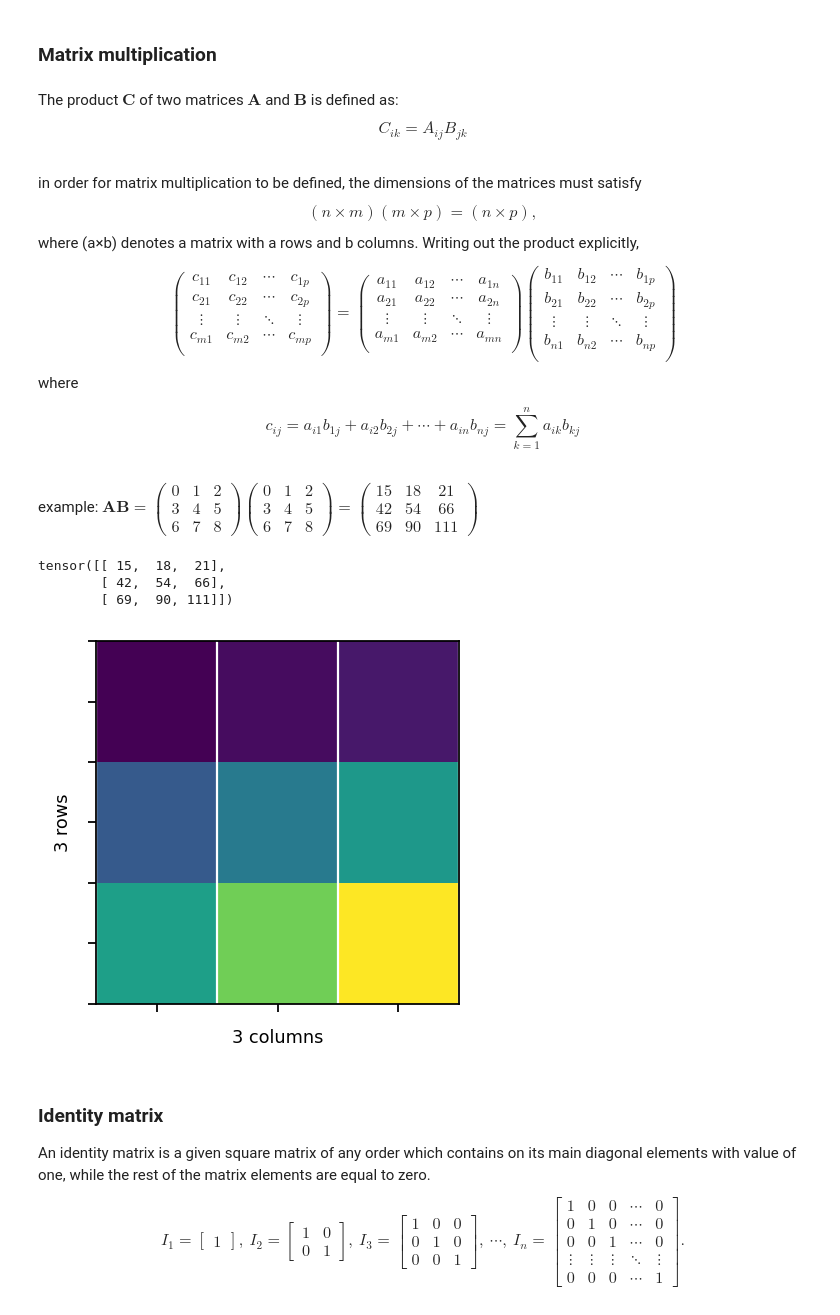
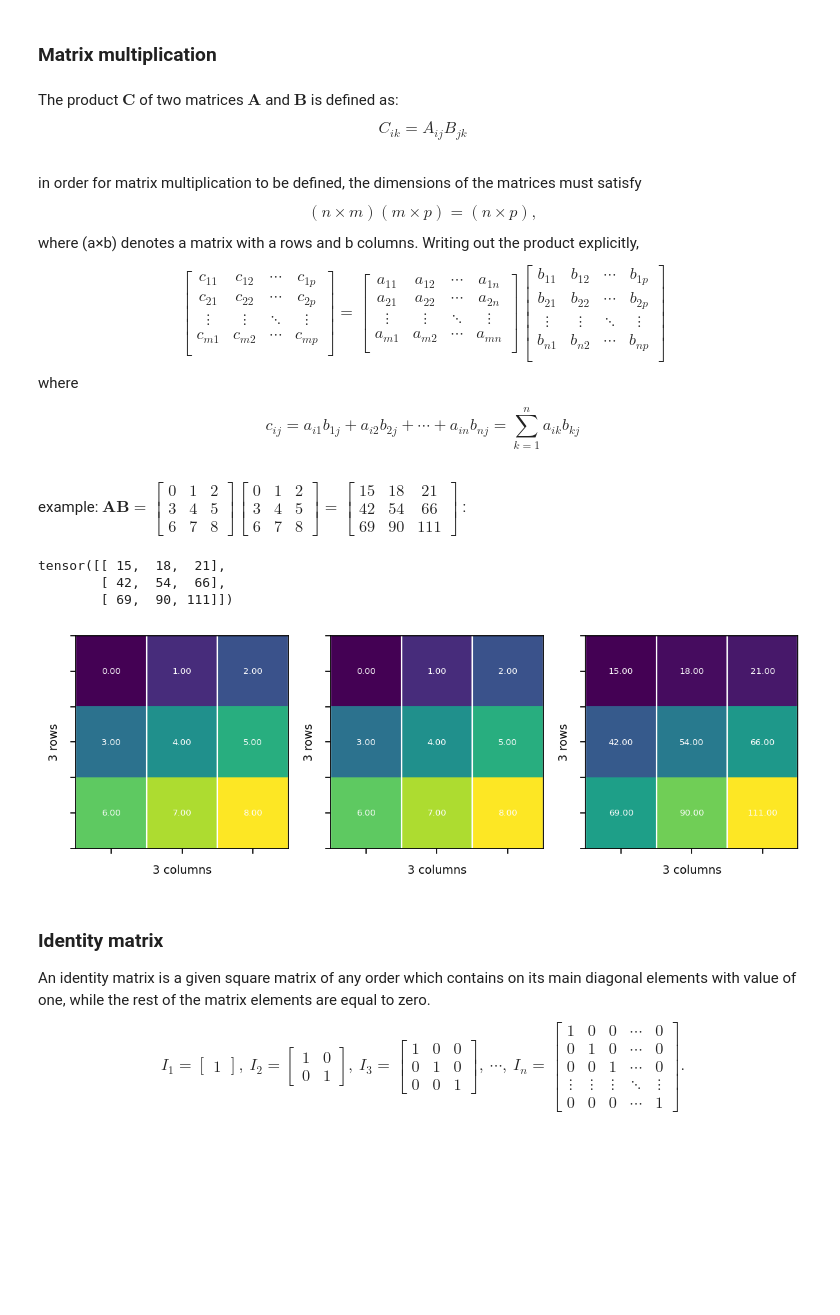
Before and after one commit to FlowModelingControl/flowtorch, a Jupyter notebook: docs/source/notebooks/linear_algebra_basics.ipynb, the cells around one changed output. Saved outputs shown, nothing was run; the diff lists cells and outputs as text; code cells hidden in the pictures; blank space fills up the shorter version.

Commit message:
Add orthogonal matrix and Used Subplot funktion on linear algebra notebook; related to issue #7

```diff
--- a/docs/source/notebooks/linear_algebra_basics.ipynb
+++ b/docs/source/notebooks/linear_algebra_basics.ipynb
@@ -326,34 +325,35 @@ $$ C_{ik}=A_{ij}B_{jk} $$<br />
  $$
  (n×m)(m×p)=(n×p), $$
  where (a×b) denotes a matrix with a rows and b columns. Writing out the product explicitly,
- $${\displaystyle {\begin{pmatrix}c_{11}&c_{12}&\cdots &c_{1p}\\c_{21}&c_{22}&\cdots &c_{2p}\\\vdots &\vdots &\ddots &\vdots \\c_{m1}&c_{m2}&\cdots &c_{mp}\\\end{pmatrix}}}={\displaystyle {\begin{pmatrix}a_{11}&a_{12}&\cdots &a_{1n}\\a_{21}&a_{22}&\cdots &a_{2n}\\\vdots &\vdots &\ddots &\vdots \\a_{m1}&a_{m2}&\cdots &a_{mn}\\\end{pmatrix}}{\begin{pmatrix}b_{11}&b_{12}&\cdots &b_{1p}\\b_{21}&b_{22}&\cdots &b_{2p}\\\vdots &\vdots &\ddots &\vdots \\b_{n1}&b_{n2}&\cdots &b_{np}\\\end{pmatrix}}} $$
+ $${\displaystyle {\begin{bmatrix}c_{11}&c_{12}&\cdots &c_{1p}\\c_{21}&c_{22}&\cdots &c_{2p}\\\vdots &\vdots &\ddots &\vdots \\c_{m1}&c_{m2}&\cdots &c_{mp}\\\end{bmatrix}}}={\displaystyle {\begin{bmatrix}a_{11}&a_{12}&\cdots &a_{1n}\\a_{21}&a_{22}&\cdots &a_{2n}\\\vdots &\vdots &\ddots &\vdots \\a_{m1}&a_{m2}&\cdots &a_{mn}\\\end{bmatrix}}{\begin{bmatrix}b_{11}&b_{12}&\cdots &b_{1p}\\b_{21}&b_{22}&\cdots &b_{2p}\\\vdots &\vdots &\ddots &\vdots \\b_{n1}&b_{n2}&\cdots &b_{np}\\\end{bmatrix}}} $$
  where<br />
 
 
 $${\displaystyle c_{ij}=a_{i1}b_{1j}+a_{i2}b_{2j}+\cdots +a_{in}b_{nj}=\sum _{k=1}^{n}a_{ik}b_{kj}}$$<br />
 example:
-${\mathbf{A}}{\mathbf{B}}=\begin{pmatrix}0&1&2 \\ 3&4&5 \\ 6&7&8 \end{pmatrix}\begin{pmatrix}0&1&2 \\ 3&4&5 \\ 6&7&8 \end{pmatrix}=\begin{pmatrix}15&18&21\\42&54&66 \\69&90&111 \end{pmatrix}$
+${\mathbf{A}}{\mathbf{B}}=\begin{bmatrix}0&1&2 \\ 3&4&5 \\ 6&7&8 \end{bmatrix}\begin{bmatrix}0&1&2 \\ 3&4&5 \\ 6&7&8 \end{bmatrix}=\begin{bmatrix}15&18&21\\42&54&66 \\69&90&111 \end{bmatrix}$
+:
 # %%
 A = pt.tensor(
 [
     [0, 1, 2],
     [3, 4, 5],
     [6, 7, 8],
 ])
 B = pt.tensor(
 [
     [0, 1, 2],
     [3, 4, 5],
     [6, 7, 8],
 ])
 C = pt.mm(A, B)
-vis.plot_matrix_as_heatmap(C, annotate=False)
+vis.plot_matrix_multiplication_as_heatmap(A, B, C, annotate=True)
 C
 # %% [output]
 tensor([[ 15,  18,  21],
         [ 42,  54,  66],
         [ 69,  90, 111]])
-[figure, old version]
+[figure, new version]
 # %% [markdown]
 ### Identity matrix
 An identity matrix is a given square matrix of any order which contains on its main diagonal elements with value of one, while the rest of the matrix elements are equal to zero.
```
Also changed, not shown: parts of 12 cells of this notebook, 2 other files.
